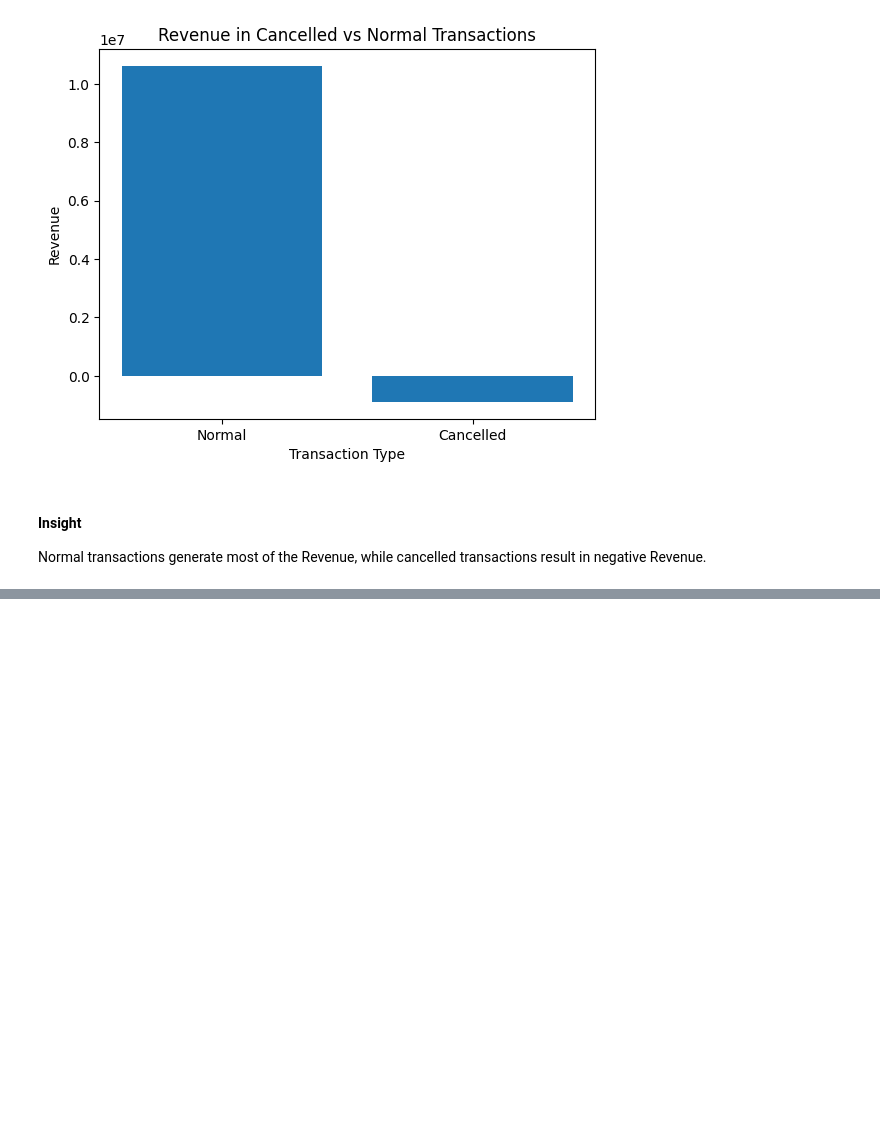
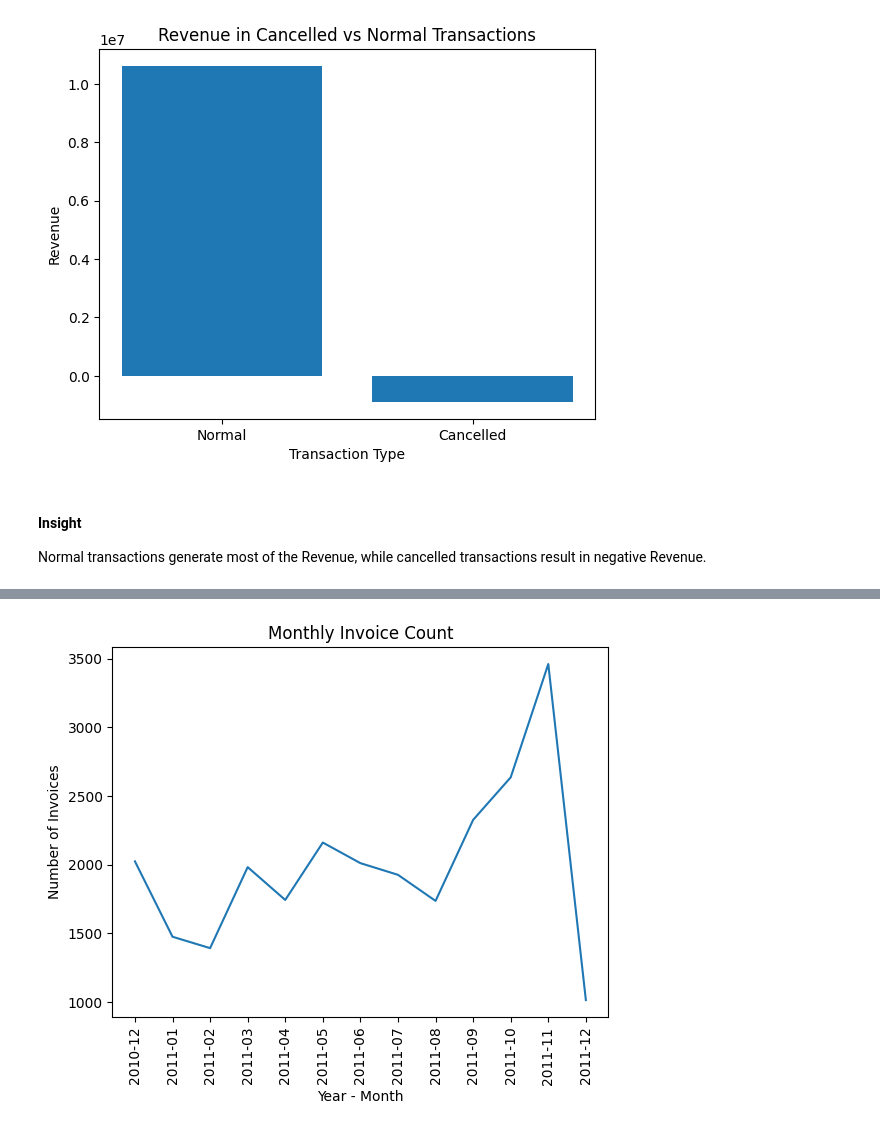
Before and after one commit to aylinshojazade/online-retail-analysis, a Jupyter notebook: analysis.ipynb, the cells around one changed output, grey strips where cells are left out. Drawn from its saved outputs; the diff is of its cells as text; code cells hidden in the pictures; blank space fills up the shorter version.

```diff
--- a/analysis.ipynb
+++ b/analysis.ipynb
@@ -1431,0 +1474,6 @@ Normal transactions generate most of the Revenue, while cancelled transactions r
+# %%
+monthly_invoice_count = df.groupby(
+                        df["InvoiceDate"].dt.to_period("M")
+                        )["InvoiceNo"].nunique()
+
+monthly_invoice_count
@@ -1431,0 +1516,12 @@ Normal transactions generate most of the Revenue, while cancelled transactions r
+# %%
+plt.plot(monthly_invoice_count.index.astype(str), monthly_invoice_count.values)
+
+plt.title("Monthly Invoice Count")
+plt.xlabel("Year - Month")
+plt.ylabel("Number of Invoices")
+
+plt.xticks(rotation=90)
+
+plt.show()
+# %% [output]
+[figure, added]
```
Also changed, not shown: parts of 9 cells of this notebook.
